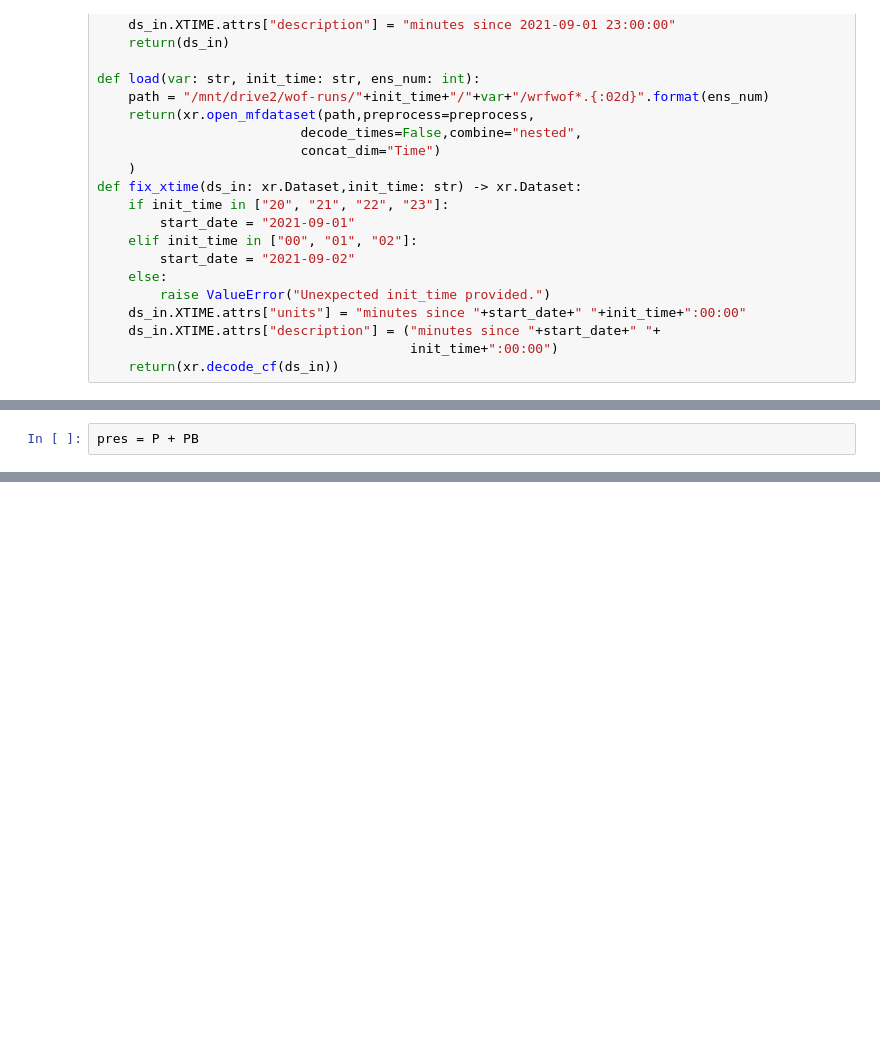
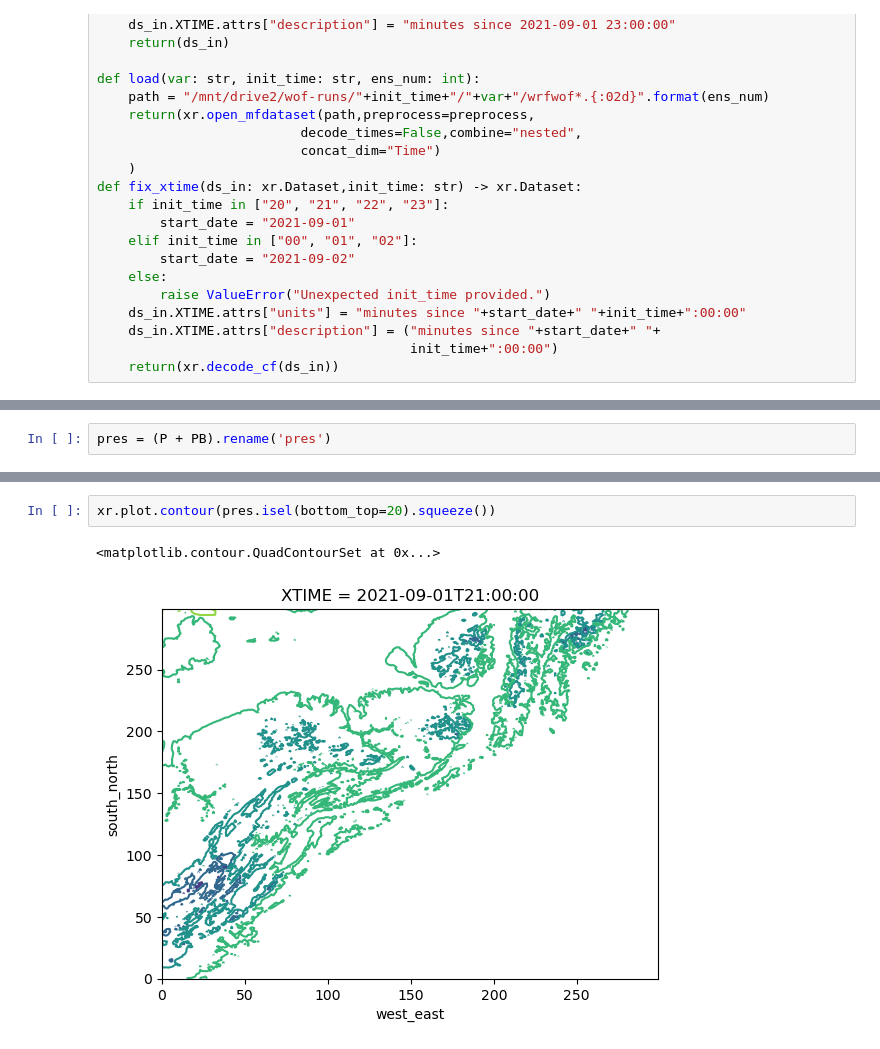
Before and after one commit to tyfolino/ida-precip, a Jupyter notebook: get-summary-variables.ipynb, the cells around one changed output, grey strips where cells are left out. Saved outputs shown, nothing was run; the diff lists cells and outputs as text; blank space fills up the shorter version.

```diff
--- a/get-summary-variables.ipynb
+++ b/get-summary-variables.ipynb
@@ -105,0 +41,2 @@ array([[ 3.5970378,  3.4274411,  3.2960846, ...,  4.503478 ,  4.5793624,
+# %%
+pres = (P + PB).rename('pres')
@@ -111,2 +80,0 @@ T.isel(bottom_top=0).plot()
-# %%
-pres = P + PB
@@ -123,0 +81,5 @@ AttributeError: module 'xarray' has no attribute 'reshape'
+# %%
+xr.plot.contour(pres.isel(bottom_top=20).squeeze())
+# %% [output]
+<matplotlib.contour.QuadContourSet at 0x...>
+[figure, added]
```
Also changed, not shown: parts of 17 cells of this notebook, 6 other files.
